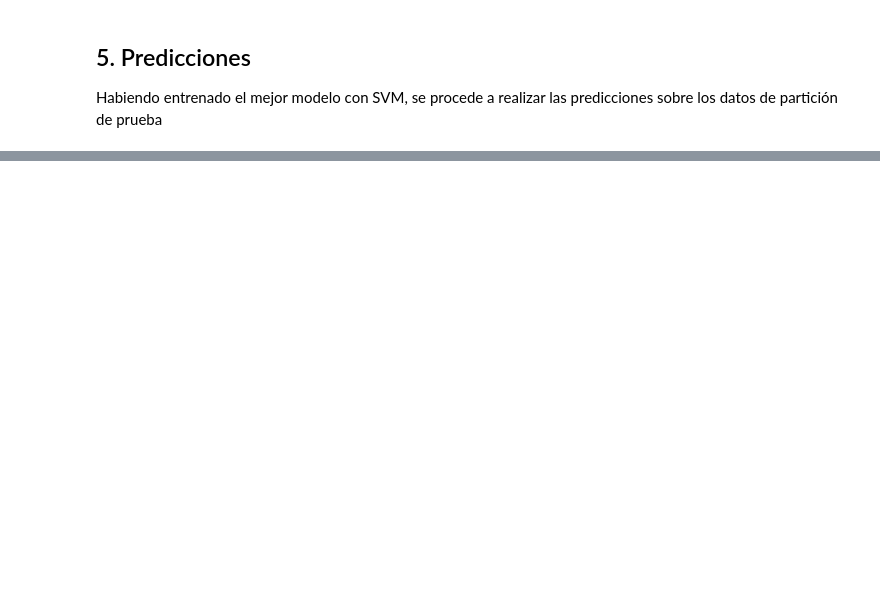
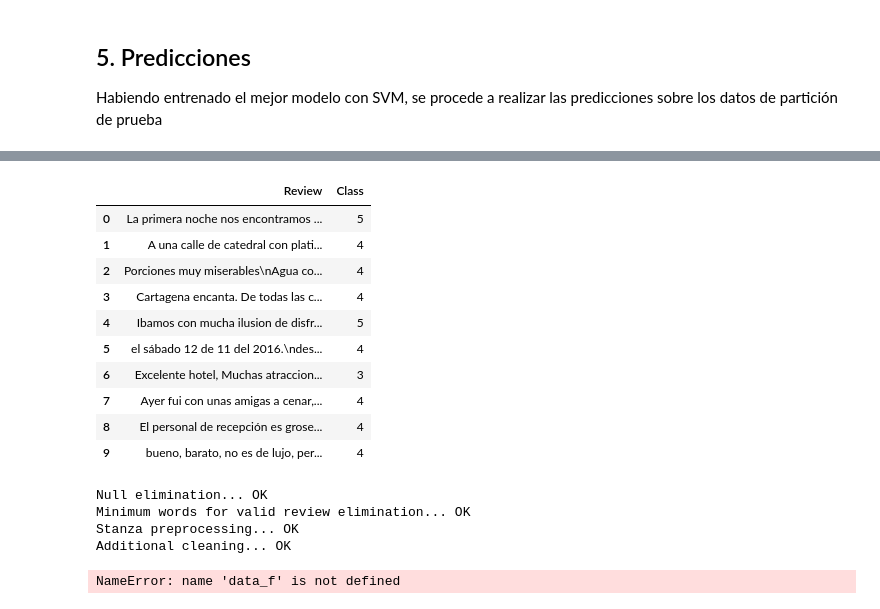
Before and after one commit to c4ts0up/ISIS-3301-P1-G32, a Jupyter notebook: turismo-alpes/notebooks/etapa1_plantilla.ipynb, the cells around one changed output, grey strips where cells are left out. Drawn from its saved outputs; the diff is of its cells as text; code cells hidden in the pictures; blank space fills up the shorter version.

```diff
--- a/turismo-alpes/notebooks/etapa1_plantilla.ipynb
+++ b/turismo-alpes/notebooks/etapa1_plantilla.ipynb
@@ -876,0 +997,3 @@ save_processed_data(data, 'particion_prueba_estudiantes_g32')
+# %%
+data = pd.read_csv("../data/processed/particion_prueba_estudiantes_g32.csv", sep=";")
+data.info()
@@ -876,0 +1010,39 @@ save_processed_data(data, 'particion_prueba_estudiantes_g32')
+# %%
+# Convertir clasificación en int
+data["Class"] = data["Class"].astype(int)
+data[:10]
+# %% [output]
+|  | Review | Class |
+| 0 | La primera noche nos encontramos ... | 5 |
+| 1 | A una calle de catedral con plati... | 4 |
+| 2 | Porciones muy miserables\nAgua co... | 4 |
+| 3 | Cartagena encanta. De todas las c... | 4 |
+| 4 | Ibamos con mucha ilusion de disfr... | 5 |
+| 5 | el sábado 12 de 11 del 2016.\ndes... | 4 |
+| 6 | Excelente hotel, Muchas atraccion... | 3 |
+| 7 | Ayer fui con unas amigas a cenar,... | 4 |
+| 8 | El personal de recepción es grose... | 4 |
+| 9 | bueno, barato, no es de lujo, per... | 4 |
+# %%
+data_p = word_identification_pipeline(data, 5)
+# %% [output]
+Null elimination... OK
+Minimum words for valid review elimination... OK
+Stanza preprocessing... OK
+Additional cleaning... OK
+# %%
+wordcount = [dict(), dict(), dict(), dict(), dict(), dict()]
+
+for v in range(1, 5+1):
+    # selects rows
+    data_f = data_f[data_f["Class"] == v]
+
+    for r in data["Review"]:
+        for frag in r:
+            if frag in feature_names_set:
+                if frag in wordcount[v]:
+                    wordcount[v][frag] += 1
+                else:
+                    wordcount[v][frag] = 1
+# %% [output]
+NameError: name 'data_f' is not defined
```
Also changed, not shown: parts of 22 cells of this notebook, 1 other file.
